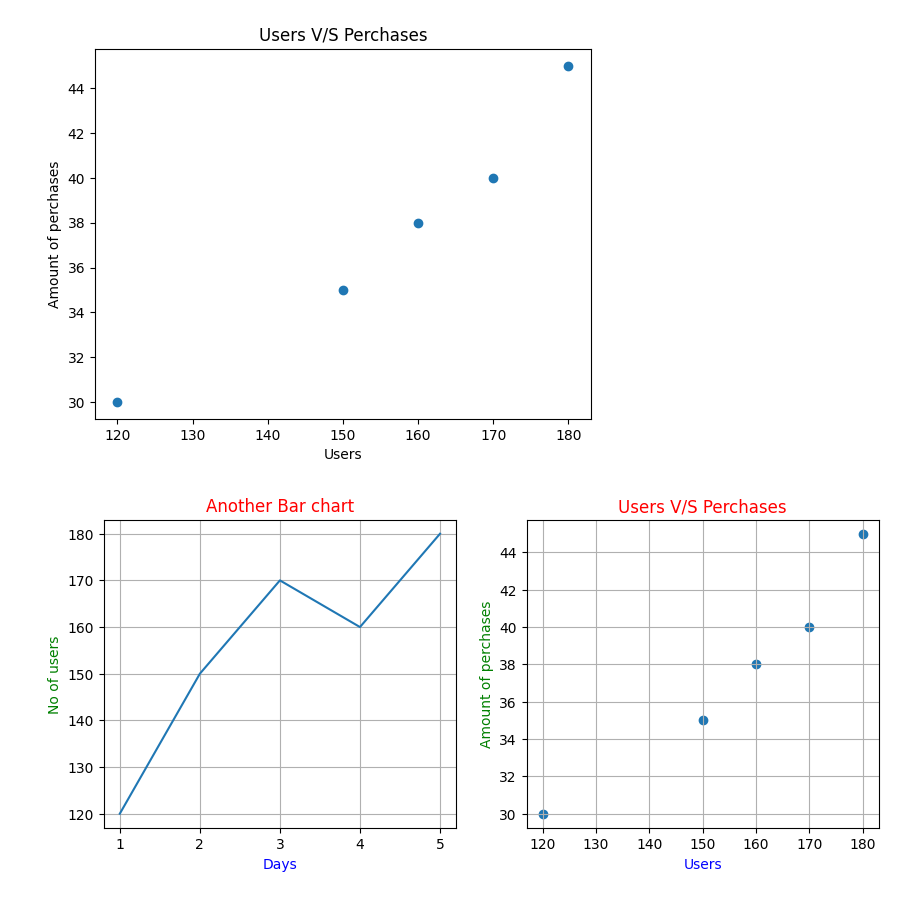
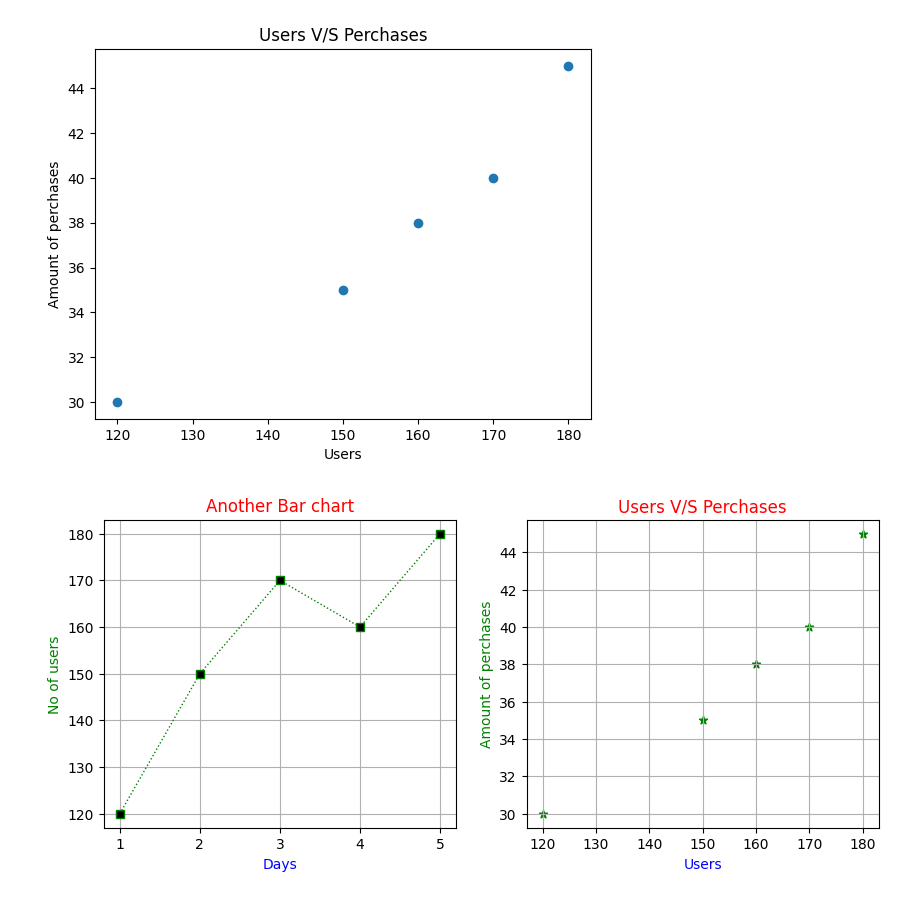
Before and after one commit to YS-Pundir/Python-Revision, a Jupyter notebook: Important-python-Libraries/matplot/revision.ipynb, the cells around one changed output. Saved outputs shown, nothing was run; the diff lists cells and outputs as text; code cells hidden in the pictures.

Commit message:
adding asthetics to the charts

```diff
--- a/Important-python-Libraries/matplot/revision.ipynb
+++ b/Important-python-Libraries/matplot/revision.ipynb
@@ -60,17 +60,18 @@ Text(0.5, 1.0, 'Users V/S Perchases')
 # %%
 plt.figure(figsize=[10,4])
 plt.subplot(1,2,1)
-plt.plot(df["Day"],df["Users"])
+plt.plot(df["Day"],df["Users"],linestyle=":",color="Green",marker="s",markerfacecolor="black",linewidth=1)# for circle mark : "o","s":square,"t":Trigangle
 plt.xlabel("Days",color="blue")
 plt.ylabel("No of users",color="Green")
 plt.title("Another Bar chart",color="Red")
 plt.grid(True)
 
 plt.subplot(1,2,2)
-plt.scatter(df["Users"],df["Purchase"])
+plt.scatter(df["Users"],df["Purchase"],marker="*",color="Green")
 plt.xlabel("Users",color="blue")
 plt.ylabel("Amount of perchases",color="Green")
 plt.title("Users V/S Perchases",color="red")
+
 plt.grid(True)
 # %% [output]
-[figure, old version]
+[figure, new version]
```
Also changed, not shown: parts of 2 cells of this notebook.
